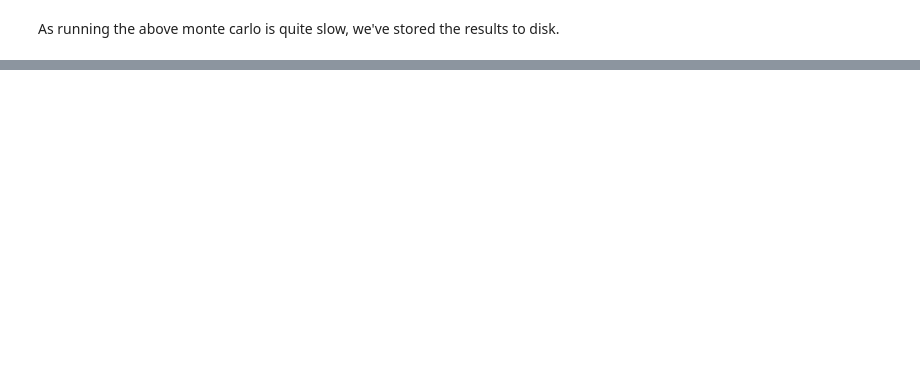
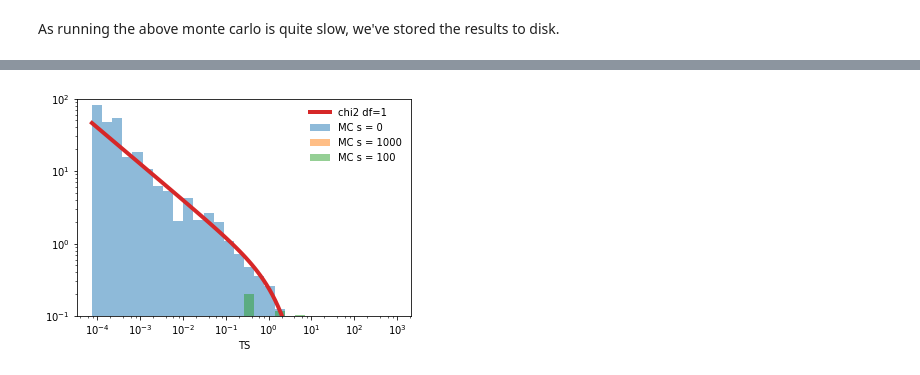
Before and after one commit to tedwards2412/exclusion-limits, a Jupyter notebook: An Upper Limit Howto.ipynb, the cells around one changed output, grey strips where cells are left out. Saved outputs shown, nothing was run; the diff lists cells and outputs as text; code cells hidden in the pictures; blank space fills up the shorter version.

```diff
--- a/An Upper Limit Howto.ipynb
+++ b/An Upper Limit Howto.ipynb
@@ -90,2 +122,5 @@ ts_null = np.array(ts_null)
+# %%
+for k in ts:
+    np.savetxt('ts_%i.txt' % k, ts[k])
 # %% [markdown]
 As running the above monte carlo is quite slow, we've stored the results to disk.
@@ -105,0 +127,26 @@ print(ts_null.shape)
+# %%
+for k in [0,100,1000]:
+    ts[k] = np.loadtxt('ts_%i.txt' % k)
+# %%
+for k in [0, 100, 1000]:
+    #ts[k] = []
+    ts[k] = np.array(ts[k])
+
+max_ts = np.max([ts[k].max() for k in ts])
+min_ts = np.abs(np.min([ts[k].min() for k in ts]))
+bins = np.logspace(np.log10(min_ts), np.log10(max_ts)*1.1, 31)
+
+for k in ts:
+    plt.hist(ts[k], bins=bins, label='MC s = %i' % k,
+             normed=True, alpha=0.5)
+
+x = np.logspace(np.log10(min_ts), np.log10(max_ts), 100)
+#x = np.linspace(0.1, 10, 100)
+plt.plot(x, chi2.pdf(x, df=1), lw=4, label='chi2 df=1')
+plt.legend(frameon=False)
+plt.xlabel('TS')
+plt.xscale('log')
+plt.yscale('log')
+plt.ylim(1e-1, 100);
+# %% [output]
+[figure, added]
```
Also changed, not shown: parts of 11 cells of this notebook, 3 other files.
